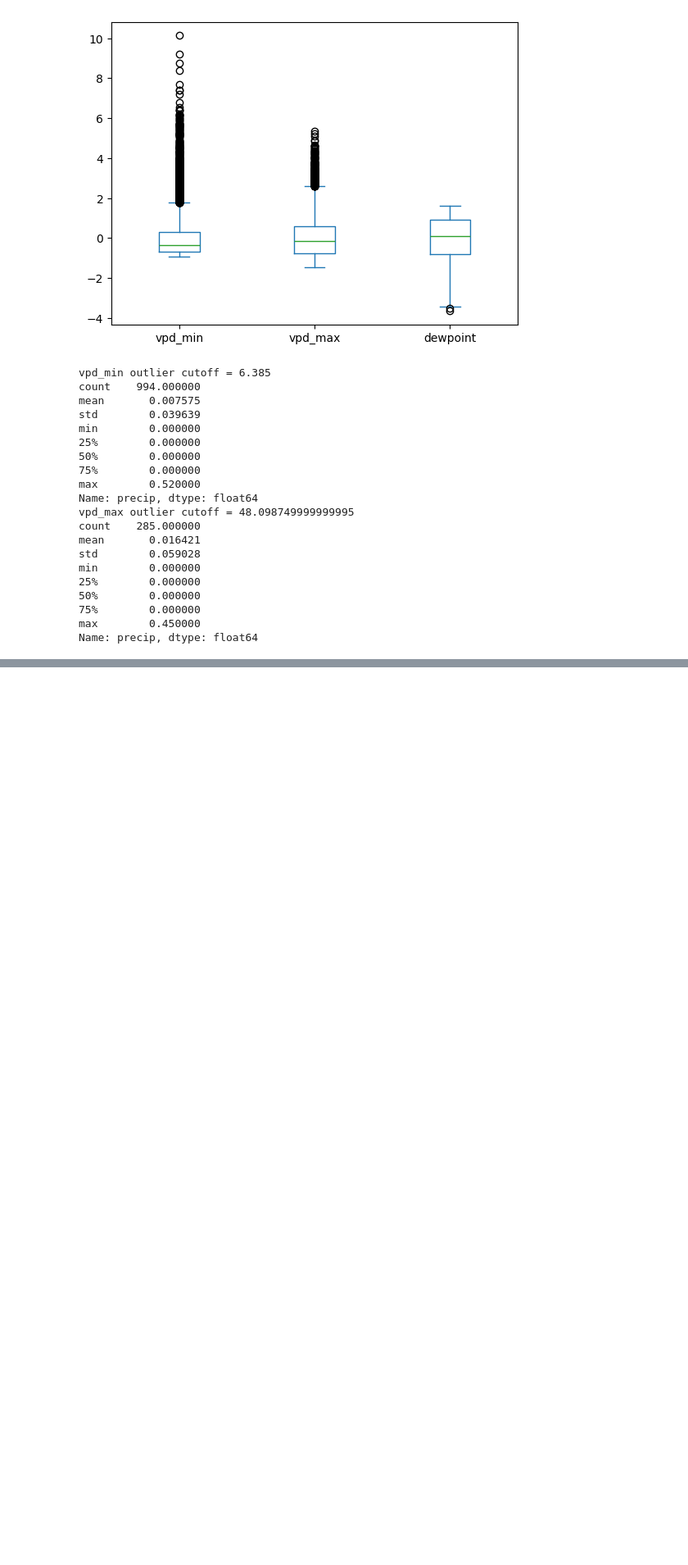
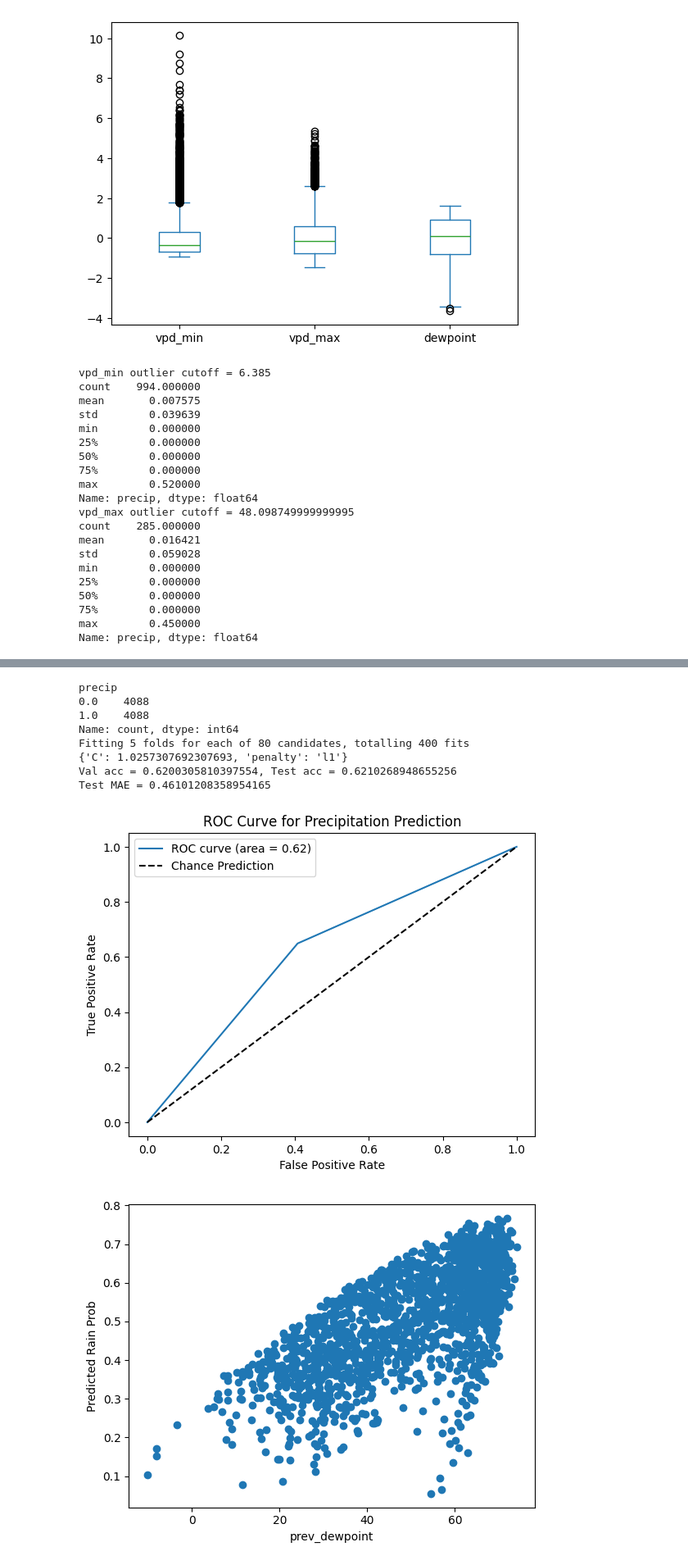
Before and after one commit to barbosaMatheus/ok_rain_regression, a Jupyter notebook: rain.ipynb, the cells around one changed output, grey strips where cells are left out. Shown at 82% size. Saved outputs shown, nothing was run; the diff lists cells and outputs as text; code cells hidden in the pictures; blank space fills up the shorter version.

```diff
--- a/rain.ipynb
+++ b/rain.ipynb
@@ -725,17 +735,38 @@ Val acc = 0.7950623861951974, Test acc = 0.7995436766623207
 # %%
 """
 The above results are good, and they prove that the model is
 a good predictor of the rain probability. We could maybe make
 it better by using something like SGDClassifier with log loss,
 or even a neural network like we did a few cells above. However,
 for the sake of usability, what I want to look at next is a model
 that only uses information from the previous day. That is, if
 I really want to predict the probability of rain tomorrow, I
 likely would not have the VPD and dewpoint information, at best
 these would be guesses. But I can look up that information for
 the previous day (I did it myself to make sure). Temperatures
 are easy to find, as well as dewpoint and relative humidity. We
-can use the previous data to calculate VPD as well.
+can use the previous data to calculate VPD as well as the other
+features used below.
 """
-x_cols = ["prev_dewpoint","prev_vapor_dew_ratio","prev_mean_temp","prev_min_temp"]
-fit_and_eval_log_reg(x_cols, "accuracy", max_iter=int(1e9))
+df = pd.read_csv("rain.csv")
+target = "precip"
+df.loc[:,"precip_total"] = df["precip"]
+df.loc[:,"precip"] = (df["precip_total"] > 0).astype(int)
+rem_zeros = 7164
+n_zeros = df[df[target] == 0].shape[0]
+drop_indexes = [list(df[df[target] == 0].index)[i] for i in np.linspace(0, n_zeros, rem_zeros, endpoint=False, dtype=int)]
+df = df.drop(drop_indexes, axis=0)
+print(df[target].value_counts())
+x_cols = ["prev_dewpoint","prev_vapor_dew_ratio","prev_mean_temp"]
+fit_and_eval_log_reg(df, x_cols, "accuracy", max_iter=int(1e9))
+# %% [output]
+precip
+0.0    4088
+1.0    4088
+Name: count, dtype: int64
+Fitting 5 folds for each of 80 candidates, totalling 400 fits
+{'C': 1.0257307692307693, 'penalty': 'l1'}
+Val acc = 0.6200305810397554, Test acc = 0.6210268948655256
+Test MAE = 0.46101208358954165
+[figure, added]
+[figure, added]
```
Also changed, not shown: parts of 14 cells of this notebook, 1 other file.
